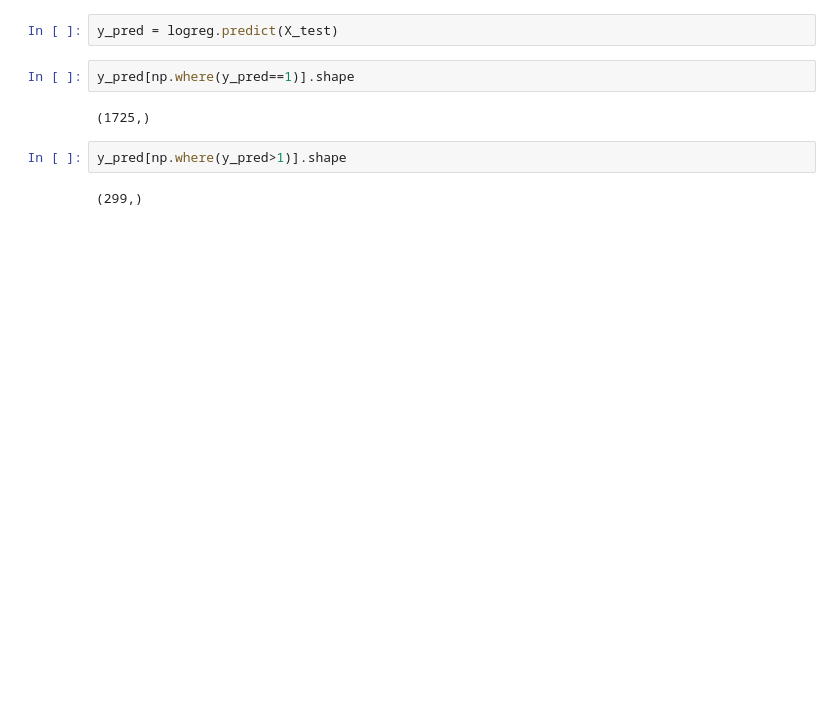
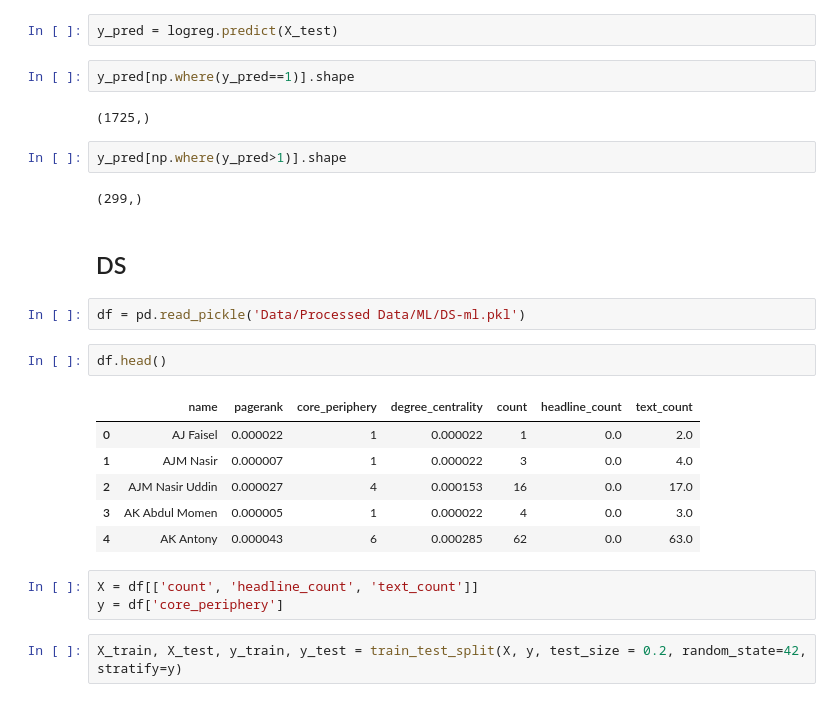
Before and after one commit to shoumikchow/Research, a Jupyter notebook: ML.ipynb, the cells around one changed output. Saved outputs shown, nothing was run; the diff lists cells and outputs as text; blank space fills up the shorter version.

```diff
--- a/ML.ipynb
+++ b/ML.ipynb
@@ -147,3 +137,21 @@ y_pred[np.where(y_pred==1)].shape
 y_pred[np.where(y_pred>1)].shape
 # %% [output]
 (299,)
+# %% [markdown]
+## DS
+# %%
+df = pd.read_pickle('Data/Processed Data/ML/DS-ml.pkl')
+# %%
+df.head()
+# %% [output]
+|  | name | pagerank | core_periphery | degree_centrality | count | headline_count | text_count |
+| 0 | AJ Faisel | 0.000022 | 1 | 0.000022 | 1 | 0.0 | 2.0 |
+| 1 | AJM Nasir | 0.000007 | 1 | 0.000022 | 3 | 0.0 | 4.0 |
+| 2 | AJM Nasir Uddin | 0.000027 | 4 | 0.000153 | 16 | 0.0 | 17.0 |
+| 3 | AK Abdul Momen | 0.000005 | 1 | 0.000022 | 4 | 0.0 | 3.0 |
+| 4 | AK Antony | 0.000043 | 6 | 0.000285 | 62 | 0.0 | 63.0 |
+# %%
+X = df[['count', 'headline_count', 'text_count']]
+y = df['core_periphery']
+# %%
+X_train, X_test, y_train, y_test = train_test_split(X, y, test_size = 0.2, random_state=42, stratify=y)
```
Also changed, not shown: parts of 69 cells of this notebook.
